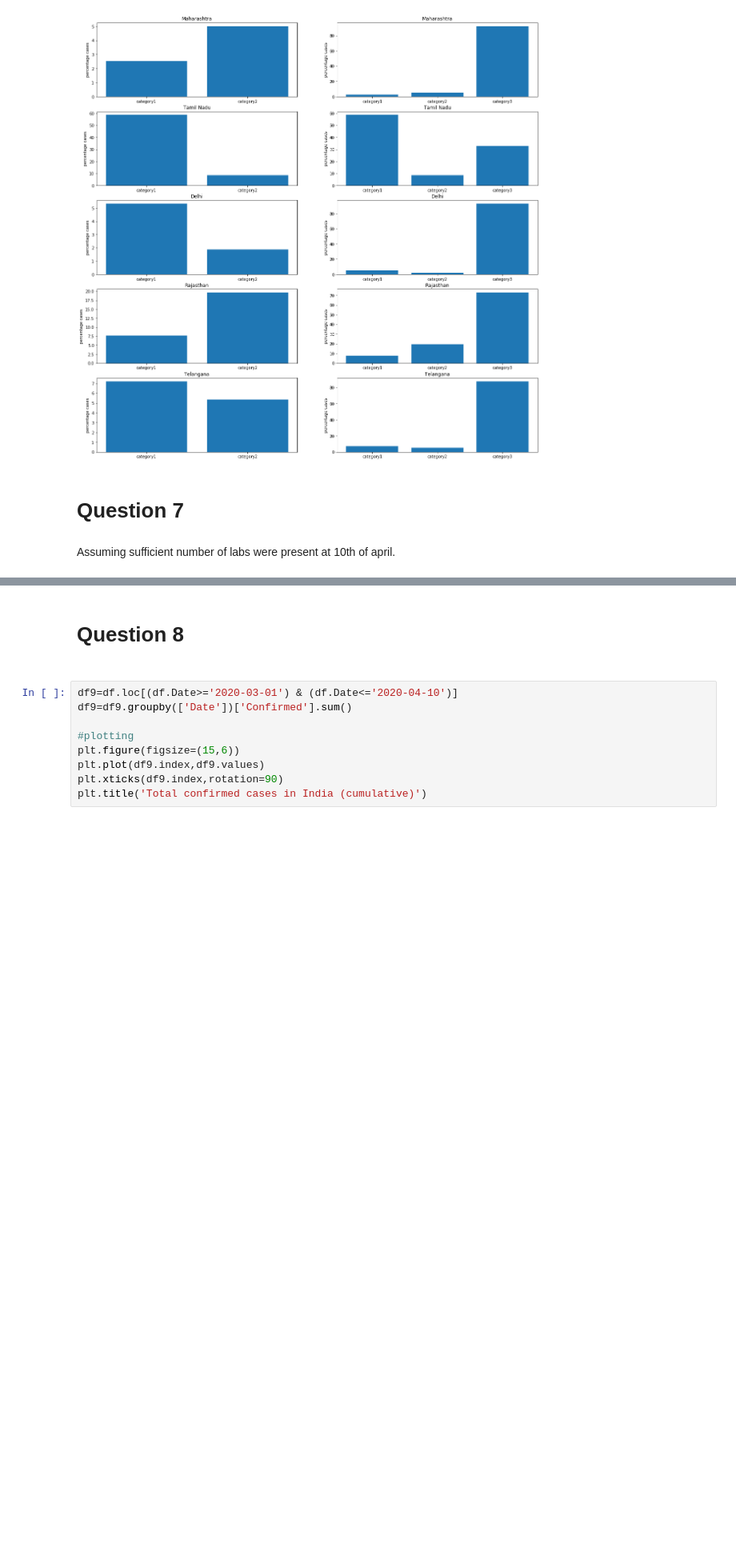
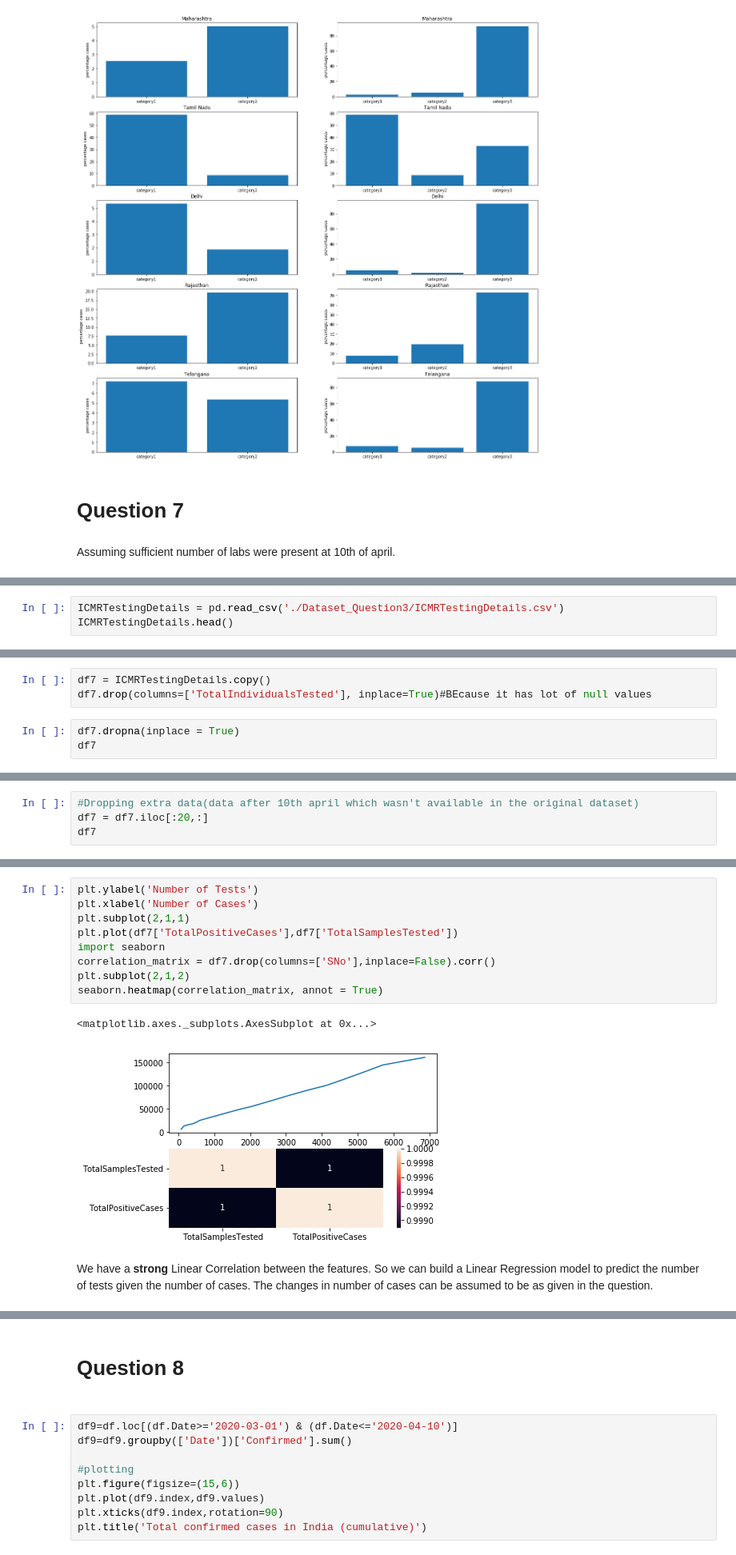
Before and after one commit to mew-two-github/CH5019_2020_GRP3, a Jupyter notebook: Question3/q3_vishal.ipynb, the cells around one changed output, grey strips where cells are left out. Shown at 80% size. Saved outputs shown, nothing was run; the diff lists cells and outputs as text; blank space fills up the shorter version.

```diff
--- a/Question3/q3_vishal.ipynb
+++ b/Question3/q3_vishal.ipynb
@@ -675,0 +684,3 @@ additional_labs
+# %%
+ICMRTestingDetails = pd.read_csv('./Dataset_Question3/ICMRTestingDetails.csv')
+ICMRTestingDetails.head()
@@ -675,0 +694,6 @@ additional_labs
+# %%
+df7 = ICMRTestingDetails.copy()
+df7.drop(columns=['TotalIndividualsTested'], inplace=True)#BEcause it has lot of null values
+# %%
+df7.dropna(inplace = True)
+df7
@@ -675,0 +718,4 @@ additional_labs
+# %%
+#Dropping extra data(data after 10th april which wasn't available in the original dataset)
+df7 = df7.iloc[:20,:]
+df7
@@ -675,0 +740,14 @@ additional_labs
+# %%
+plt.ylabel('Number of Tests')
+plt.xlabel('Number of Cases')
+plt.subplot(2,1,1)
+plt.plot(df7['TotalPositiveCases'],df7['TotalSamplesTested'])
+import seaborn
+correlation_matrix = df7.drop(columns=['SNo'],inplace=False).corr()
+plt.subplot(2,1,2)
+seaborn.heatmap(correlation_matrix, annot = True)
+# %% [output]
+<matplotlib.axes._subplots.AxesSubplot at 0x...>
+[figure, added]
+# %% [markdown]
+We have a <b>strong</b> Linear Correlation between the features. So we can build a Linear Regression model to predict the number of tests given the number of cases. The changes in number of cases can be assumed to be as given in the question.
```
Also changed, not shown: parts of 13 cells of this notebook, 2 other files.
